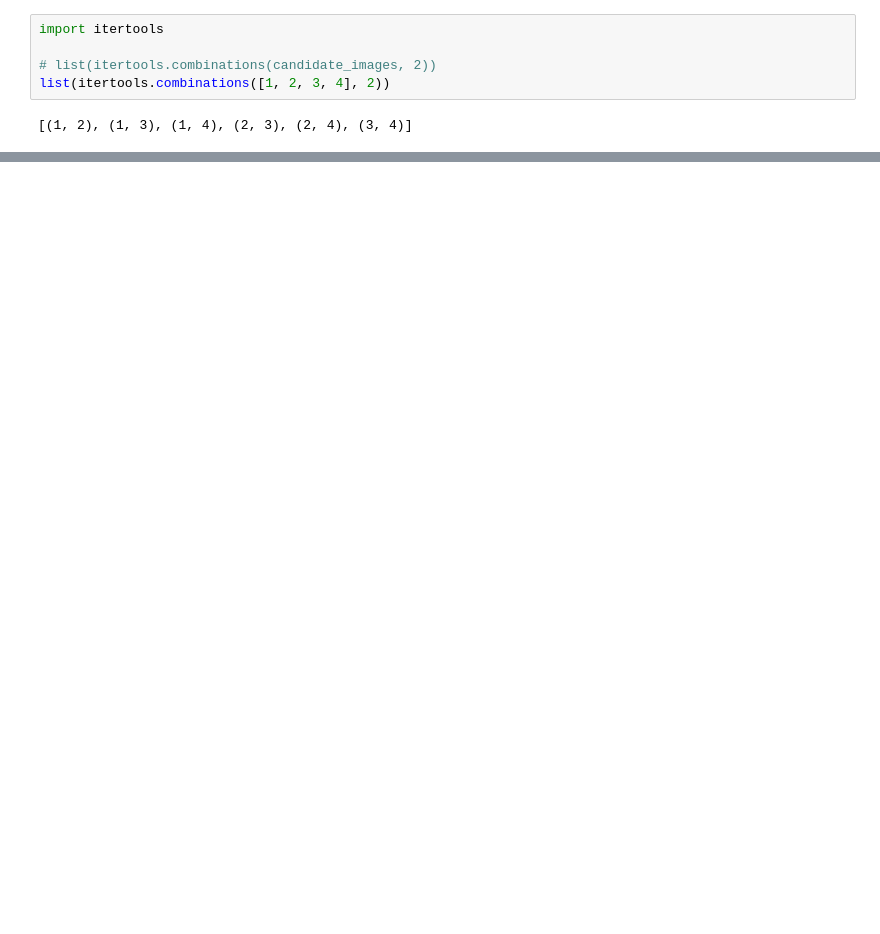
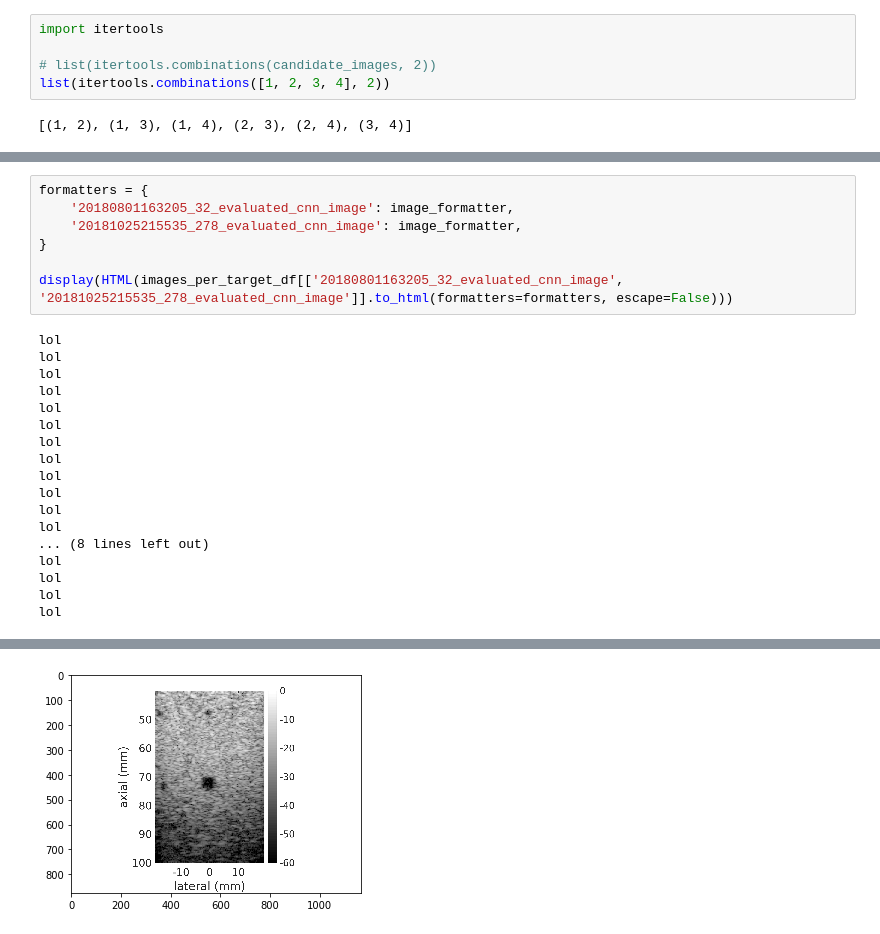
Before and after one commit to zhanwenchen/beam_nn, a Jupyter notebook: notebooks/generate_google_sheet_ab_test.ipynb, the cells around one changed output, grey strips where cells are left out. Saved outputs shown, nothing was run; the diff lists cells and outputs as text; blank space fills up the shorter version.

```diff
--- a/notebooks/generate_google_sheet_ab_test.ipynb
+++ b/notebooks/generate_google_sheet_ab_test.ipynb
@@ -256,0 +258,25 @@ ValueError: Operation on closed image
+# %%
+formatters = {
+    '20180801163205_32_evaluated_cnn_image': image_formatter,
+    '20181025215535_278_evaluated_cnn_image': image_formatter,
+}
+
+display(HTML(images_per_target_df[['20180801163205_32_evaluated_cnn_image', '20181025215535_278_evaluated_cnn_image']].to_html(formatters=formatters, escape=False)))
+# %% [output]
+lol
+lol
+lol
+lol
+lol
+lol
+lol
+lol
+lol
+lol
+lol
+lol
+... (8 lines left out)
+lol
+lol
+lol
+lol
@@ -256,0 +284 @@ ValueError: Operation on closed image
+[figure, added]
```
Also changed, not shown: parts of 7 cells of this notebook.
